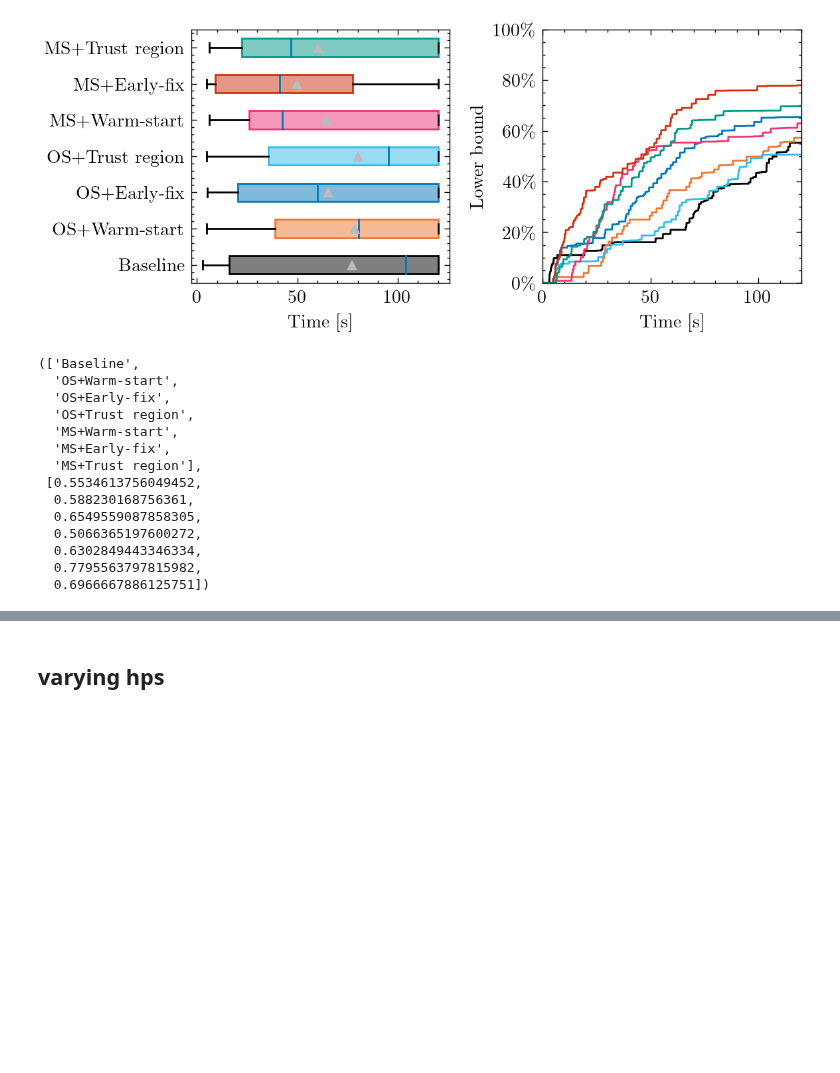
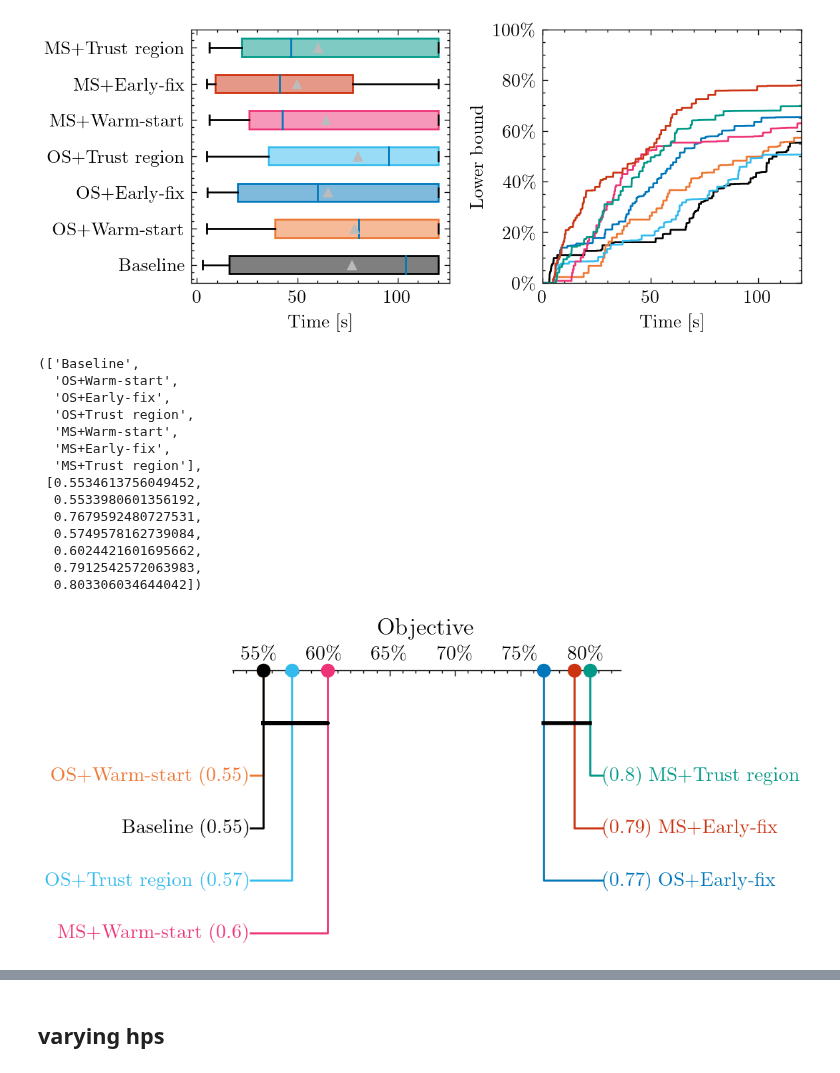
Before and after one commit to gos-ufsc/sat-gnn, a Jupyter notebook: notebooks/6.0-bmp-paper.plots.ipynb, the cells around one changed output, grey strips where cells are left out. Cells and saved outputs as stored; diff of their text form; code cells hidden in the pictures; blank space fills up the shorter version.

Commit message:
plot critical difference diagram

```diff
--- a/notebooks/6.0-bmp-paper.plots.ipynb
+++ b/notebooks/6.0-bmp-paper.plots.ipynb
@@ -406,14 +406,14 @@ def plot_bounds(goal, ax):
     # ax.grid()
     # ax.legend()
 
+bar_colors = ['black',]+colors
+
 labels, values = get_labels_values('obj', 'rel_obj')
-
-bar_colors = [colors[-1],] + [colors[1],] * 3 + [colors[3],] * 3
 
 bplot = axs[0].boxplot(values, labels=labels, vert=False, showmeans=True, patch_artist=True,
                        meanprops={'markerfacecolor': colors[6], 'markeredgewidth': 0})
 
-for patch, color in zip(bplot['boxes'], ['black',]+colors):
+for patch, color in zip(bplot['boxes'], bar_colors):
     c = to_rgba(color)
     c = (*c[:3], 0.5)
     patch.set_edgecolor(color)
@@ -437,12 +437,10 @@ fig.set_size_inches(6, 2.625)
 
 labels, values = get_labels_values('feas', 'time_to_feasible')
 
-bar_colors = [colors[-1],] + [colors[1],] * 3 + [colors[3],] * 3
-
 bplot = axs[0].boxplot(values, labels=labels, vert=False, showmeans=True, patch_artist=True,
                        meanprops={'markerfacecolor': colors[6], 'markeredgewidth': 0})
 
-for patch, color in zip(bplot['boxes'], ['black',]+colors):
+for patch, color in zip(bplot['boxes'], bar_colors):
     c = to_rgba(color)
     c = (*c[:3], 0.5)
     patch.set_edgecolor(color)
@@ -460,7 +458,7 @@ fig.show()
 # %% [output]
 [figure]
 # %%
-labels, values = get_labels_values('feas', 'rel_obj')
+labels, values = get_labels_values('obj', 'rel_obj')
 labels, list(map(np.mean, values))
 # %% [output]
 (['Baseline',
@@ -471,9 +469,41 @@ labels, list(map(np.mean, values))
   'MS+Early-fix',
   'MS+Trust region'],
  [0.5534613756049452,
-  0.588230168756361,
-  0.6549559087858305,
-  0.5066365197600272,
-  0.6302849443346334,
-  0.7795563797815982,
-  0.6966667886125751])
+  0.5533980601356192,
+  0.7679592480727531,
+  0.5749578162739084,
+  0.6024421601695662,
+  0.7912542572063983,
+  0.803306034644042])
+# %%
+import scikit_posthocs as sp
+
+def plot_cdd(column, goal, ax):
+    d = df.sort_values(by=['size', 'size_id'])
+    d = d[d['goal'] == goal]
+
+    wilcoxon_matrix = sp.posthoc_wilcoxon(d, val_col=column, group_col='plot_label')
+
+    artifacts = sp.critical_difference_diagram(d.groupby('plot_label')[column].mean(), wilcoxon_matrix, ax=ax)
+
+    label_colors = dict(zip(labels, bar_colors))
+    for marker, elbow, label in zip(artifacts['markers'], artifacts['elbows'], artifacts['labels']):
+        artifact_label = label.get_text()
+        for plot_label, color in label_colors.items():
+            if plot_label in artifact_label:
+                marker.set_color(color)
+                elbow.set_color(color)
+                label.set_color(color)
+
+fig, ax = plt.subplots()
+# fig.set_size_inches(3, 2*2.625)
+
+plot_cdd('rel_obj', 'obj', ax)
+
+ax.set_title('Objective')
+ax.xaxis.set_major_formatter(mtick.PercentFormatter(xmax=1, decimals=0))
+
+fig.savefig('../cdd_obj.pdf')
+fig.show()
+# %% [output]
+[figure, added]
```
Also changed, not shown: parts of 1 cell of this notebook.
